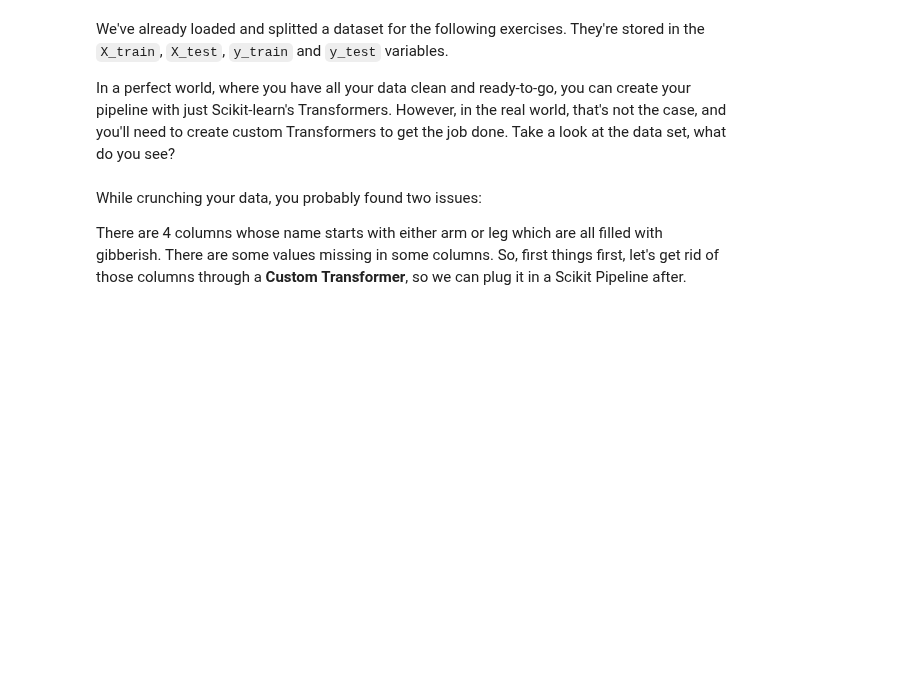
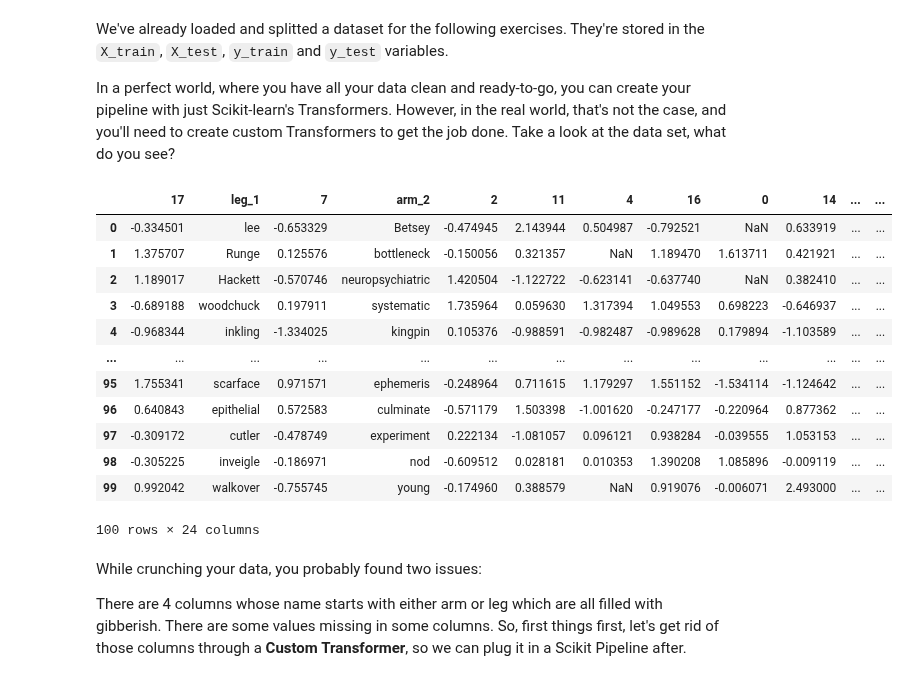
Before and after one commit to 0xjrr/batch6-workspace, a Jupyter notebook: S01 - Bootcamp and Binary Classification/SLU16 - Workflow/Exercise notebook.ipynb, the cells around one changed output. Cells and saved outputs as stored; diff of their text form; code cells hidden in the pictures; blank space fills up the shorter version.

```diff
--- a/S01 - Bootcamp and Binary Classification/SLU16 - Workflow/Exercise notebook.ipynb
+++ b/S01 - Bootcamp and Binary Classification/SLU16 - Workflow/Exercise notebook.ipynb
@@ -430,6 +441,21 @@ new_X, new_y = get_dataset()  # preloaded dataset
 new_X_train, new_X_test, new_y_train, new_y_test = train_test_split(new_X, new_y, test_size=0.33)
 # %%
 # something interesting in the data?
+new_X
+# %% [output]
+|  | 17 | leg_1 | 7 | arm_2 | 2 | 11 | 4 | 16 | 0 | 14 | ... | ... |
+| 0 | -0.334501 | lee | -0.653329 | Betsey | -0.474945 | 2.143944 | 0.504987 | -0.792521 | NaN | 0.633919 | ... | ... |
+| 1 | 1.375707 | Runge | 0.125576 | bottleneck | -0.150056 | 0.321357 | NaN | 1.189470 | 1.613711 | 0.421921 | ... | ... |
+| 2 | 1.189017 | Hackett | -0.570746 | neuropsychiatric | 1.420504 | -1.122722 | -0.623141 | -0.637740 | NaN | 0.382410 | ... | ... |
+| 3 | -0.689188 | woodchuck | 0.197911 | systematic | 1.735964 | 0.059630 | 1.317394 | 1.049553 | 0.698223 | -0.646937 | ... | ... |
+| 4 | -0.968344 | inkling | -1.334025 | kingpin | 0.105376 | -0.988591 | -0.982487 | -0.989628 | 0.179894 | -1.103589 | ... | ... |
+| ... | ... | ... | ... | ... | ... | ... | ... | ... | ... | ... | ... | ... |
+| 95 | 1.755341 | scarface | 0.971571 | ephemeris | -0.248964 | 0.711615 | 1.179297 | 1.551152 | -1.534114 | -1.124642 | ... | ... |
+| 96 | 0.640843 | epithelial | 0.572583 | culminate | -0.571179 | 1.503398 | -1.001620 | -0.247177 | -0.220964 | 0.877362 | ... | ... |
+| 97 | -0.309172 | cutler | -0.478749 | experiment | 0.222134 | -1.081057 | 0.096121 | 0.938284 | -0.039555 | 1.053153 | ... | ... |
+| 98 | -0.305225 | inveigle | -0.186971 | nod | -0.609512 | 0.028181 | 0.010353 | 1.390208 | 1.085896 | -0.009119 | ... | ... |
+| 99 | 0.992042 | walkover | -0.755745 | young | -0.174960 | 0.388579 | NaN | 0.919076 | -0.006071 | 2.493000 | ... | ... |
+100 rows × 24 columns
 # %% [markdown]
 While crunching your data, you probably found two issues:
 
```
Also changed, not shown: parts of 8 cells of this notebook.
